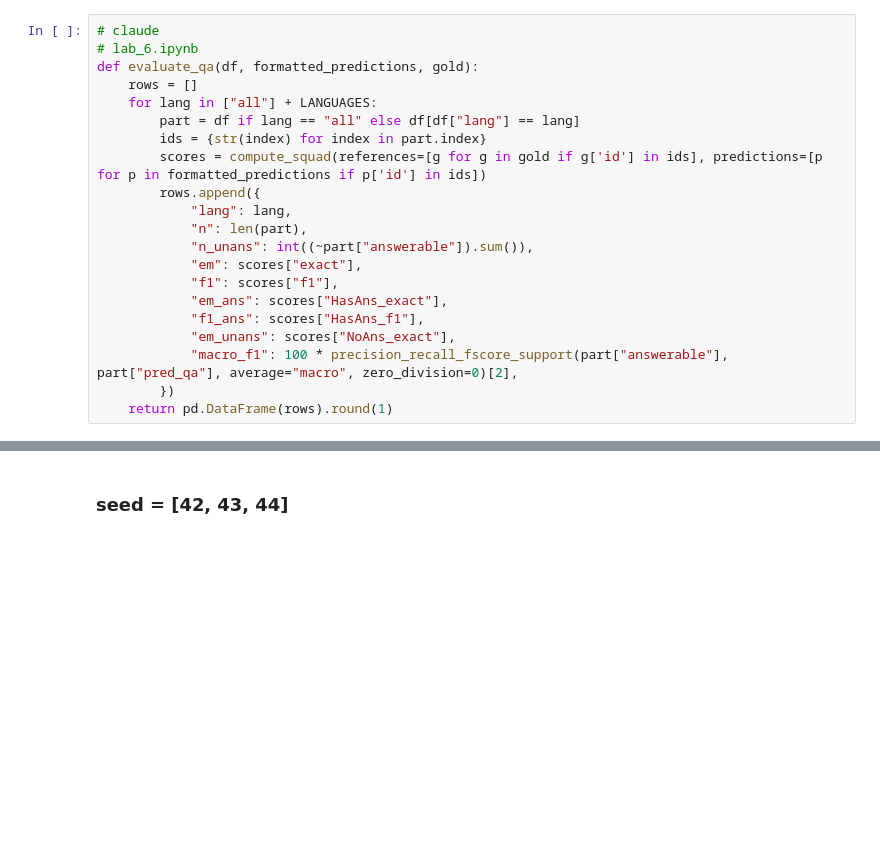
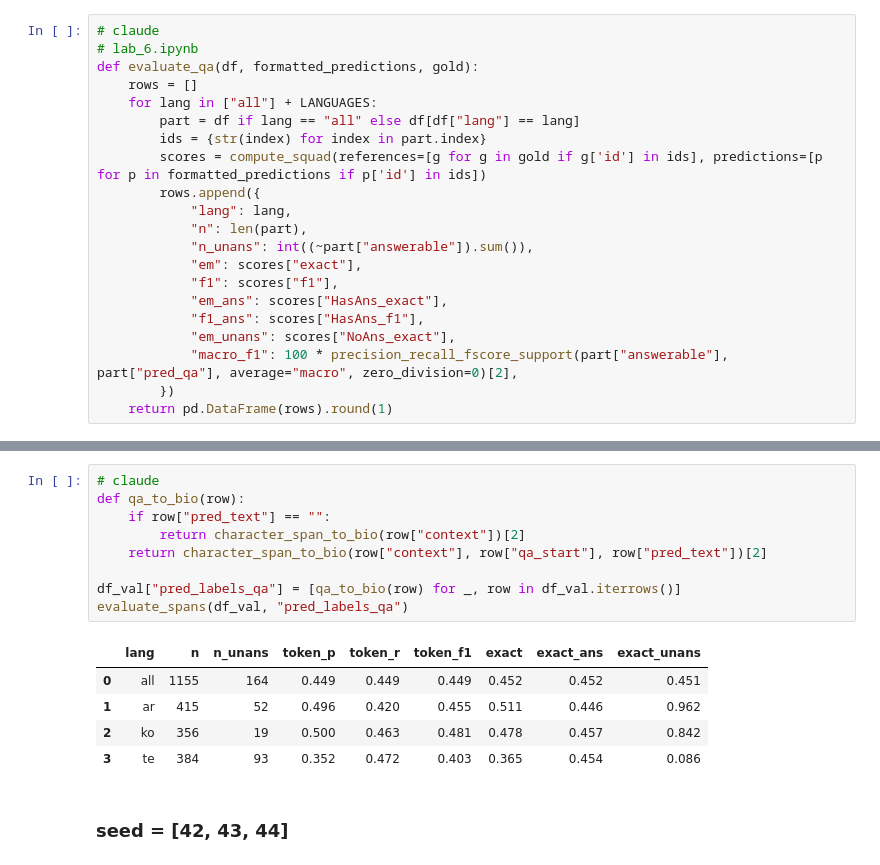
Before and after one commit to Legenden84/msc-nlp-2026, a Jupyter notebook: project_notebooks/nlp_project_w40-41.ipynb, the cells around one changed output, grey strips where cells are left out. Drawn from its saved outputs; the diff is of its cells as text; blank space fills up the shorter version.

```diff
--- a/project_notebooks/nlp_project_w40-41.ipynb
+++ b/project_notebooks/nlp_project_w40-41.ipynb
@@ -815,3 +813,18 @@ display(evaluate_answerability(df_val, "pred_qa"))
+# %%
+# claude
+def qa_to_bio(row):
+    if row["pred_text"] == "":
+        return character_span_to_bio(row["context"])[2]
+    return character_span_to_bio(row["context"], row["qa_start"], row["pred_text"])[2]
+
+df_val["pred_labels_qa"] = [qa_to_bio(row) for _, row in df_val.iterrows()]
+evaluate_spans(df_val, "pred_labels_qa")
+# %% [output]
+|  | lang | n | n_unans | token_p | token_r | token_f1 | exact | exact_ans | exact_unans |
+| 0 | all | 1155 | 164 | 0.449 | 0.449 | 0.449 | 0.452 | 0.452 | 0.451 |
+| 1 | ar | 415 | 52 | 0.496 | 0.420 | 0.455 | 0.511 | 0.446 | 0.962 |
+| 2 | ko | 356 | 19 | 0.500 | 0.463 | 0.481 | 0.478 | 0.457 | 0.842 |
+| 3 | te | 384 | 93 | 0.352 | 0.472 | 0.403 | 0.365 | 0.454 | 0.086 |
 # %% [markdown]
 ### seed = [42, 43, 44]
 # %%
```
Also changed, not shown: parts of 12 cells of this notebook.
